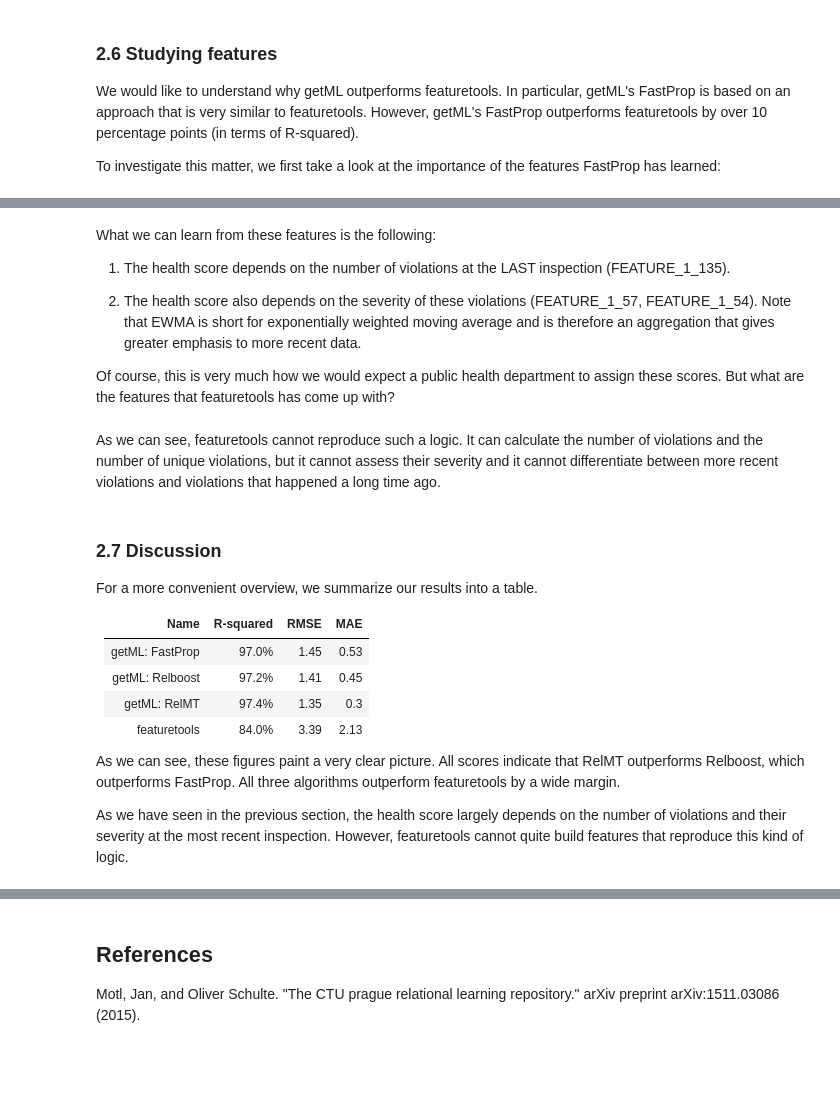
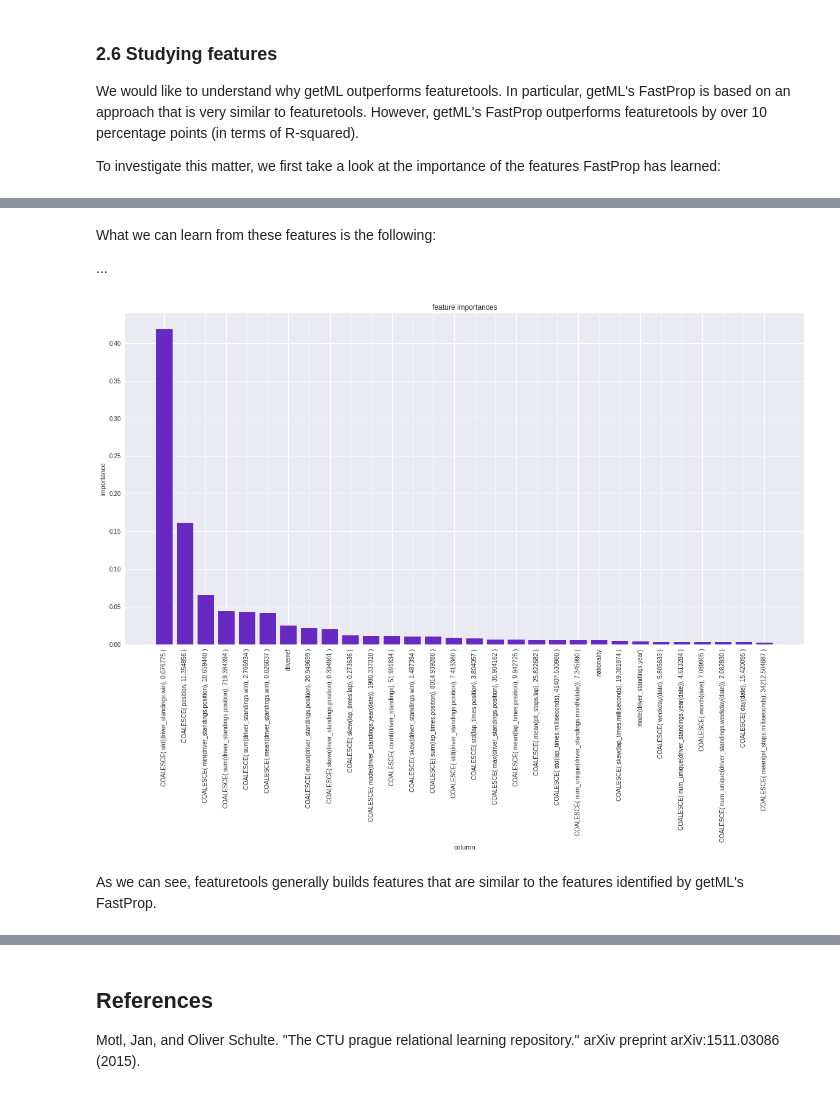
Before and after one commit to getml/getml-demo, a Jupyter notebook: formula1.ipynb, the cells around one changed output, grey strips where cells are left out. Saved outputs shown, nothing was run; the diff lists cells and outputs as text; code cells hidden in the pictures; blank space fills up the shorter version.

```diff
--- a/formula1.ipynb
+++ b/formula1.ipynb
@@ -750,8 +854,9 @@ entities_test = {
 }
 # %%
 relationships = [
-    ("population", "id", "inspections", "id"),
-    ("population", "id", "violations", "id")
+    ("population", "id", "driver_standings", "id"),
+    ("population", "id", "lap_times", "id"),
+    ("population", "id", "pit_stops", "id")
 ]
 # %%
 featuretools_train_pd = featuretools.dfs(
@@ -767,8 +872,7 @@ featuretools_test_pd = featuretools.dfs(
 featuretools_train = getml.data.DataFrame.from_pandas(featuretools_train_pd, "featuretools_train")
 featuretools_test = getml.data.DataFrame.from_pandas(featuretools_test_pd, "featuretools_test")
 # %%
-featuretools_train.set_role("name", getml.data.roles.text)
-featuretools_train.set_role("score", getml.data.roles.target)
+featuretools_train.set_role("win", getml.data.roles.target)
 featuretools_train.set_role(featuretools_train.unused_float_names, getml.data.roles.numerical)
 featuretools_train.set_role(featuretools_train.unused_string_names, getml.data.roles.categorical)
 
@@ -789,9 +964,9 @@ data_model = getml.data.DataModel("population")
 # %%
 imputation = getml.preprocessors.Imputation()
 
-predictor = getml.predictors.XGBoostRegressor(n_jobs=1)
+predictor = getml.predictors.XGBoostClassifier(n_jobs=1)
 
-pipe4 = getml.pipeline.Pipeline(
+pipe2 = getml.pipeline.Pipeline(
     tags=['featuretools'],
     data_model=data_model,
     preprocessors=[imputation],
@@ -799,4 +974,4 @@ pipe4 = getml.pipeline.Pipeline(
     include_categorical=True,
 )
 
-pipe4
+pipe2
@@ -803,2 +989,2 @@ pipe4
 # %%
-pipe4.fit(featuretools_train)
+pipe2.fit(featuretools_train)
@@ -835,39 +1146,22 @@ pipe1.features.to_sql()[names[2]]
-# %% [markdown]
-What we can learn from these features is the following:
-
-1) The health score depends on the number of violations at the LAST inspection (FEATURE_1_135).
-
-2) The health score also depends on the severity of these violations (FEATURE_1_57, FEATURE_1_54). Note that EWMA is short for exponentially weighted moving average and is therefore an aggregation that gives greater emphasis to more recent data.
-
-Of course, this is very much how we would expect a public health department to assign these scores. But what are the features that featuretools has come up with?
+# %% [markdown]
+What we can learn from these features is the following:
+
+...
 # %%
-names, importances = pipe4.features.importances(target_num=0)
+names, importances = pipe2.features.importances()
 
 plt.subplots(figsize=(20, 10))
 
 plt.bar(names[:30], importances[:30], color='#6829c2')
 
 plt.title("feature importances")
 plt.grid(True)
 plt.xlabel("column")
 plt.ylabel("importance")
 plt.xticks(rotation='vertical')
 
 plt.show()
+# %% [output]
+[figure, added]
-# %% [markdown]
-As we can see, featuretools cannot reproduce such a logic. It can calculate the number of violations and the number of unique violations, but it cannot assess their severity and it cannot differentiate between more recent violations and violations that happened a long time ago.
-# %% [markdown]
-### 2.7 Discussion
-
-For a more convenient overview, we summarize our results into a table.
-
-Name                 | R-squared | RMSE | MAE
--------------------- | --------- | ---- | ----
-getML: FastProp      |     97.0% | 1.45 | 0.53
-getML: Relboost      |     97.2% | 1.41 | 0.45
-getML: RelMT         |     97.4% | 1.35 | 0.3
-featuretools         |     84.0% | 3.39 | 2.13
-
-As we can see, these figures paint a very clear picture. All scores indicate that RelMT outperforms Relboost, which outperforms FastProp. All three algorithms outperform featuretools by a wide margin.
-
-As we have seen in the previous section, the health score largely depends on the number of violations and their severity at the most recent inspection. However, featuretools cannot quite build features that reproduce this kind of logic.
+# %% [markdown]
+As we can see, featuretools generally builds features that are similar to the features identified by getML's FastProp.
```
Also changed, not shown: parts of 44 cells of this notebook.
